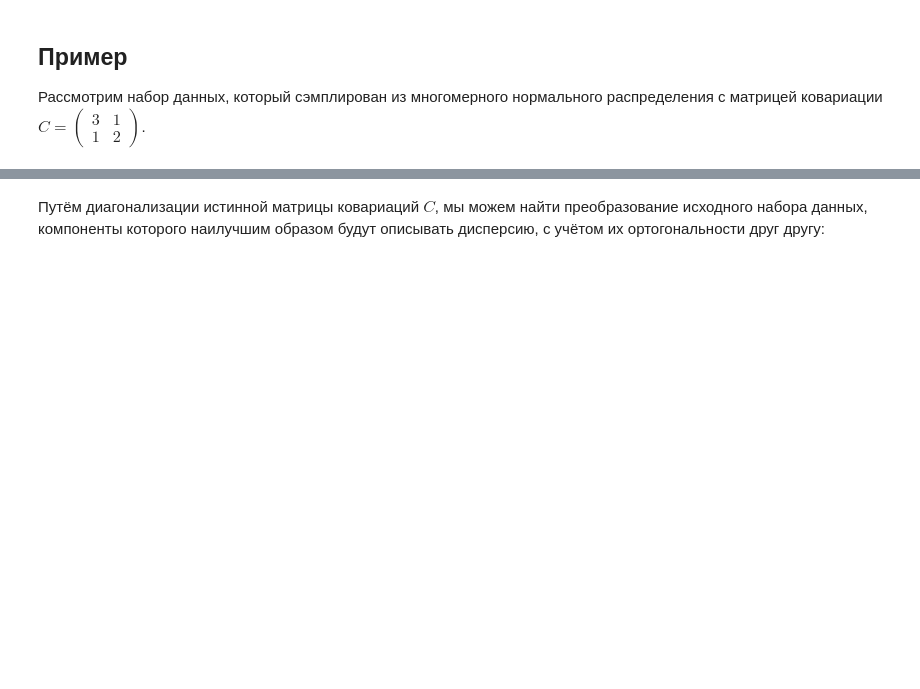
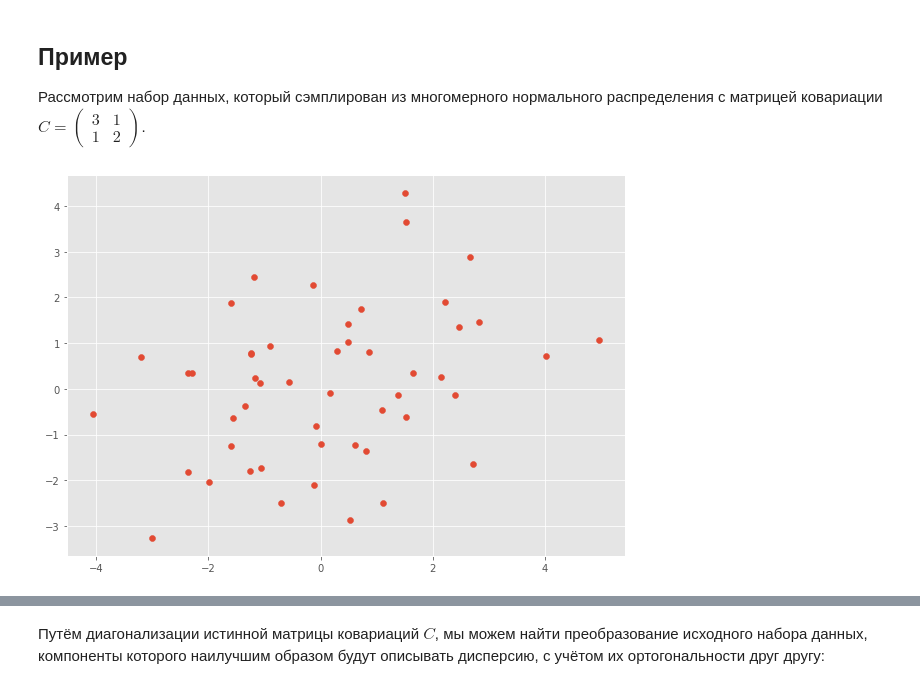
Before and after one commit to nesov777/ML-C3W2, a Jupyter notebook: PCA.ipynb, the cells around one changed output, grey strips where cells are left out. Saved outputs shown, nothing was run; the diff lists cells and outputs as text; code cells hidden in the pictures; blank space fills up the shorter version.

```diff
--- a/PCA.ipynb
+++ b/PCA.ipynb
@@ -64,9 +64,12 @@ $$Q = X^TX = W \Lambda W^T$$
 # %%
 from sklearn.decomposition import PCA
 
 mu = np.zeros(2)
 C = np.array([[3,1],[1,2]])
 
 data = np.random.multivariate_normal(mu, C, size=50)
+plt.figure(figsize=(10, 7))
 plt.scatter(data[:,0], data[:,1])
 plt.show()
+# %% [output]
+[figure, added]
```
Also changed, not shown: parts of 20 cells of this notebook, 2 other files.
